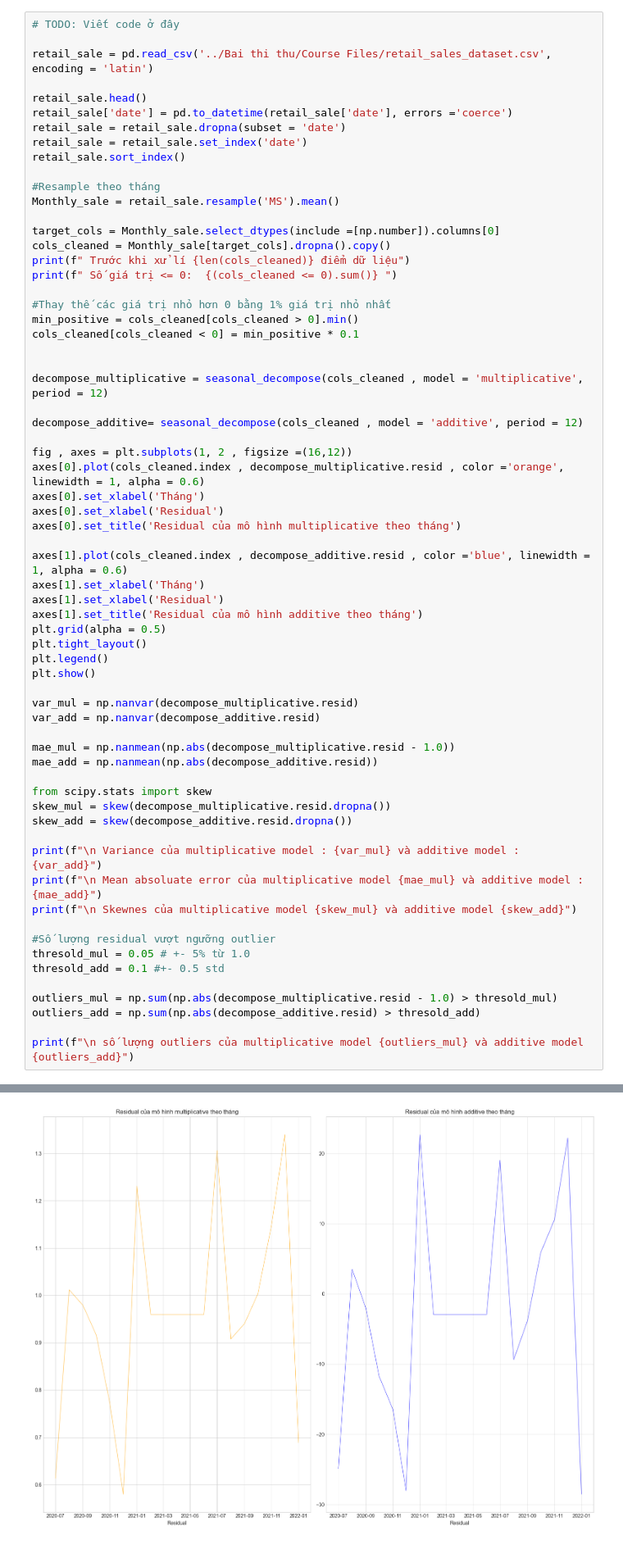
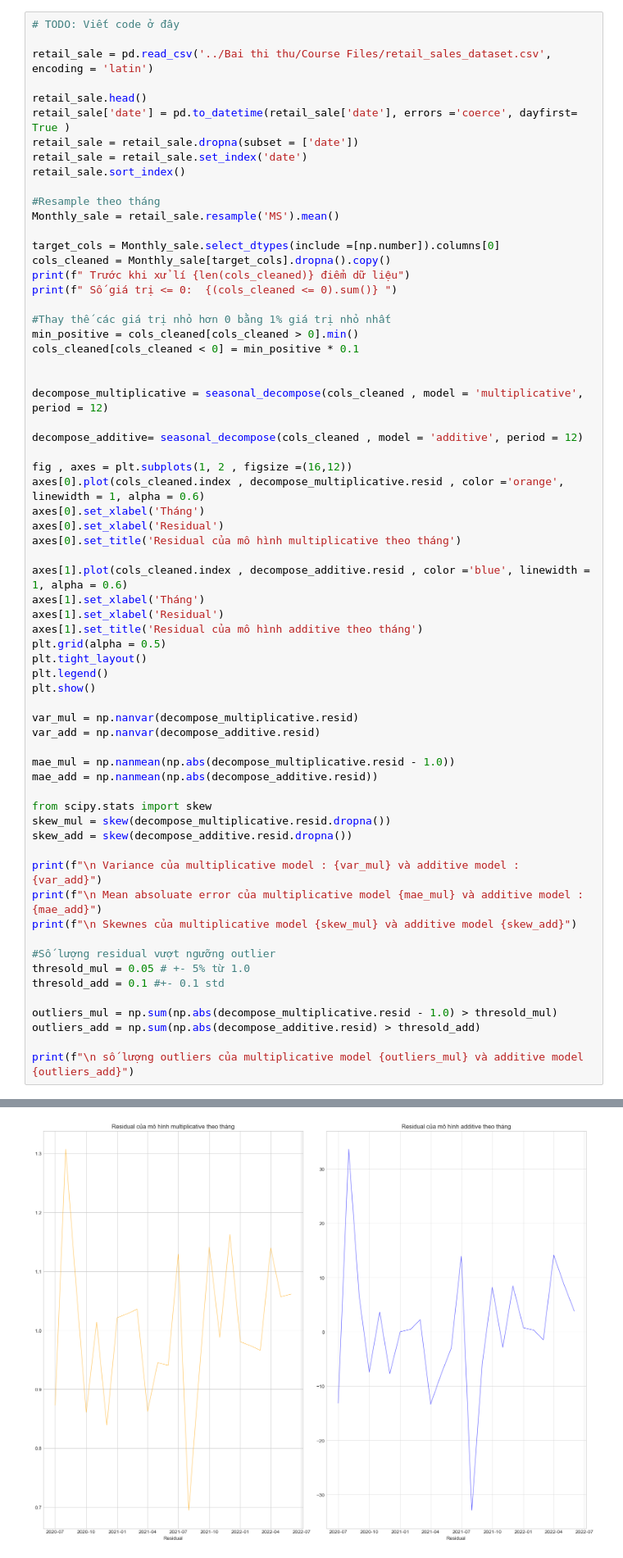
Before and after one commit to Minuxe/Aptech-Advanced-Data-Science, a Jupyter notebook: Aptech-Advanced-Data-Science/Session 5/Chuong_2_Thanh_Phan_Time_Series.ipynb, the cells around one changed output, grey strips where cells are left out. Shown at 82% size. Drawn from its saved outputs; the diff is of its cells as text.

```diff
--- a/Aptech-Advanced-Data-Science/Session 5/Chuong_2_Thanh_Phan_Time_Series.ipynb
+++ b/Aptech-Advanced-Data-Science/Session 5/Chuong_2_Thanh_Phan_Time_Series.ipynb
@@ -440,8 +441,8 @@ Sử dụng file `retail_sales_dataset.csv`:
 retail_sale = pd.read_csv('../Bai thi thu/Course Files/retail_sales_dataset.csv', encoding = 'latin')
 
 retail_sale.head()
-retail_sale['date'] = pd.to_datetime(retail_sale['date'], errors ='coerce')
-retail_sale = retail_sale.dropna(subset = 'date')
+retail_sale['date'] = pd.to_datetime(retail_sale['date'], errors ='coerce', dayfirst= True )
+retail_sale = retail_sale.dropna(subset = ['date'])
 retail_sale = retail_sale.set_index('date')
 retail_sale.sort_index()
 
@@ -493,7 +494,7 @@ print(f"\n Skewnes của multiplicative model {skew_mul} và additive model {ske
 
 #Số lượng residual vượt ngưỡng outlier
 thresold_mul = 0.05 # +- 5% từ 1.0
-thresold_add = 0.1 #+- 0.5 std
+thresold_add = 0.1 #+- 0.1 std
 
 outliers_mul = np.sum(np.abs(decompose_multiplicative.resid - 1.0) > thresold_mul)
 outliers_add = np.sum(np.abs(decompose_additive.resid) > thresold_add)
@@ -504,2 +505,2 @@ print(f"\n số lượng outliers của multiplicative model {outliers_mul} và
  Số giá trị <= 0:  0
-[figure, old version]
+[figure, new version]
```
Also changed, not shown: parts of 8 cells of this notebook, 6 other files.
